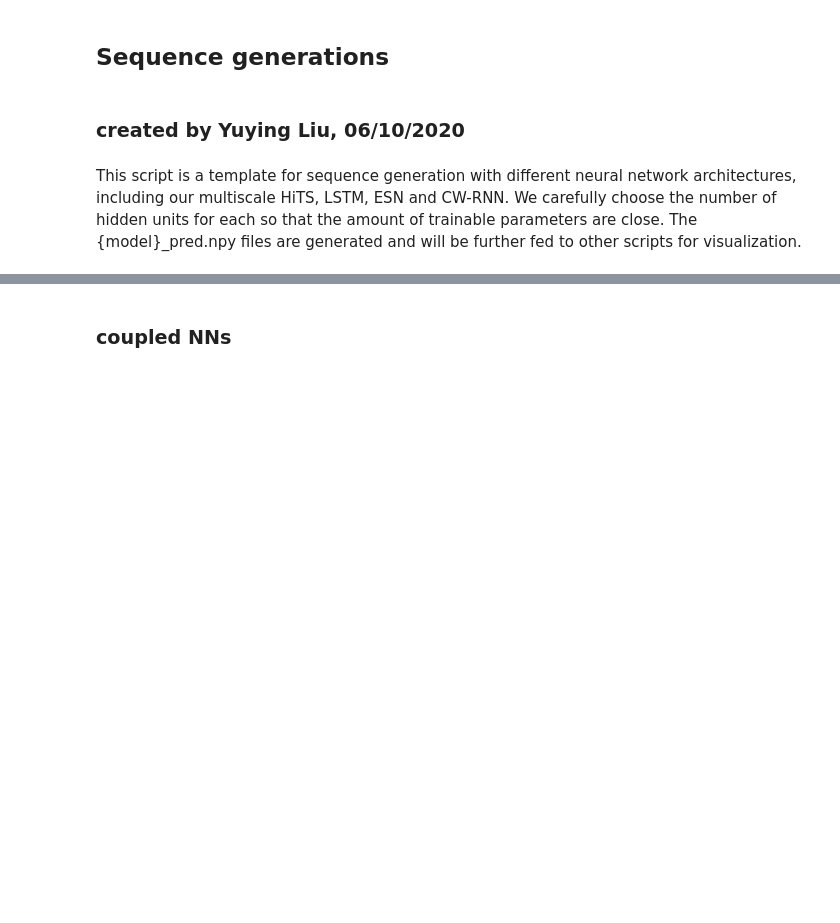
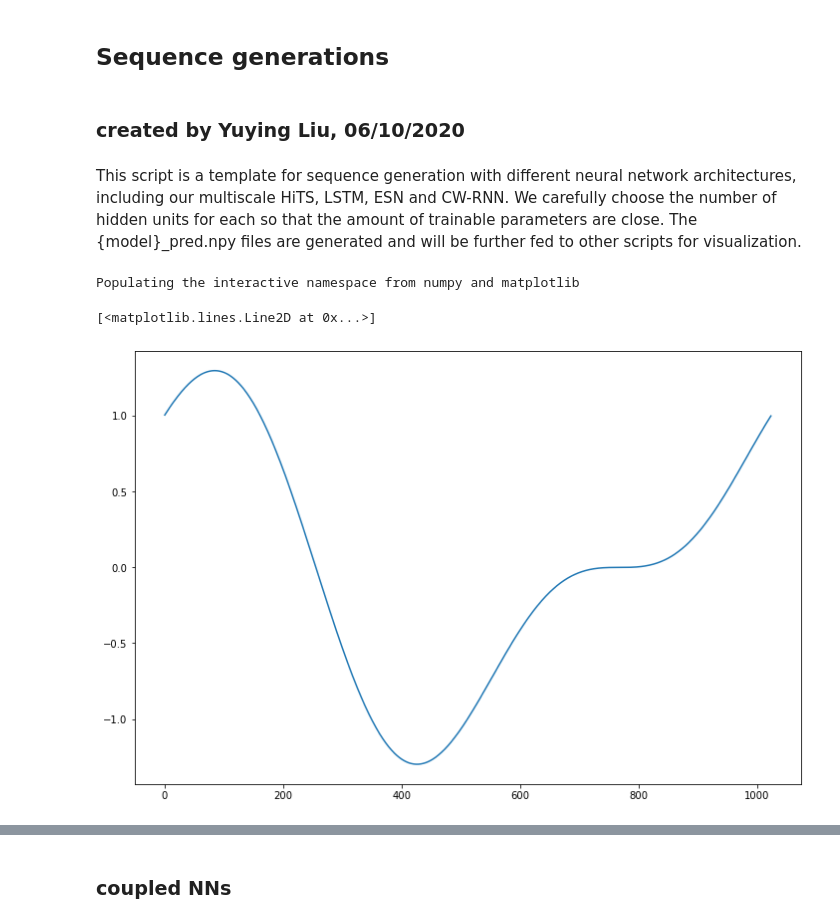
Before and after one commit to KatieJ16/ensemble_HiSTs, a Jupyter notebook: scripts/sequence_generation_exp/seq_generations_KS.ipynb, the cells around one changed output, grey strips where cells are left out. Drawn from its saved outputs; the diff is of its cells as text; code cells hidden in the pictures; blank space fills up the shorter version.

```diff
--- a/scripts/sequence_generation_exp/seq_generations_KS.ipynb
+++ b/scripts/sequence_generation_exp/seq_generations_KS.ipynb
@@ -24,6 +24,17 @@ import ResNet as resnet
 import rnn
 import esn
 import cwrnn
+
+%pylab inline
+pylab.rcParams['figure.figsize'] = (12, 8)
+import numpy as np
+from mpl_toolkits.mplot3d import Axes3D
+# from PDE_FIND import *
+import scipy.io as sio
+from scipy.integrate import odeint
+from numpy.fft import fft,ifft,fftfreq
+# %% [output]
+Populating the interactive namespace from numpy and matplotlib
 # %%
 path_to_KS = '../../data/KS/'
 
@@ -31,0 +56,5 @@ path_to_result = '../../results/'
+# %%
+plt.plot(u[:,0])
+# %% [output]
+[<matplotlib.lines.Line2D at 0x...>]
+[figure, added]
```
Also changed, not shown: parts of 7 cells of this notebook, 9 other files.
